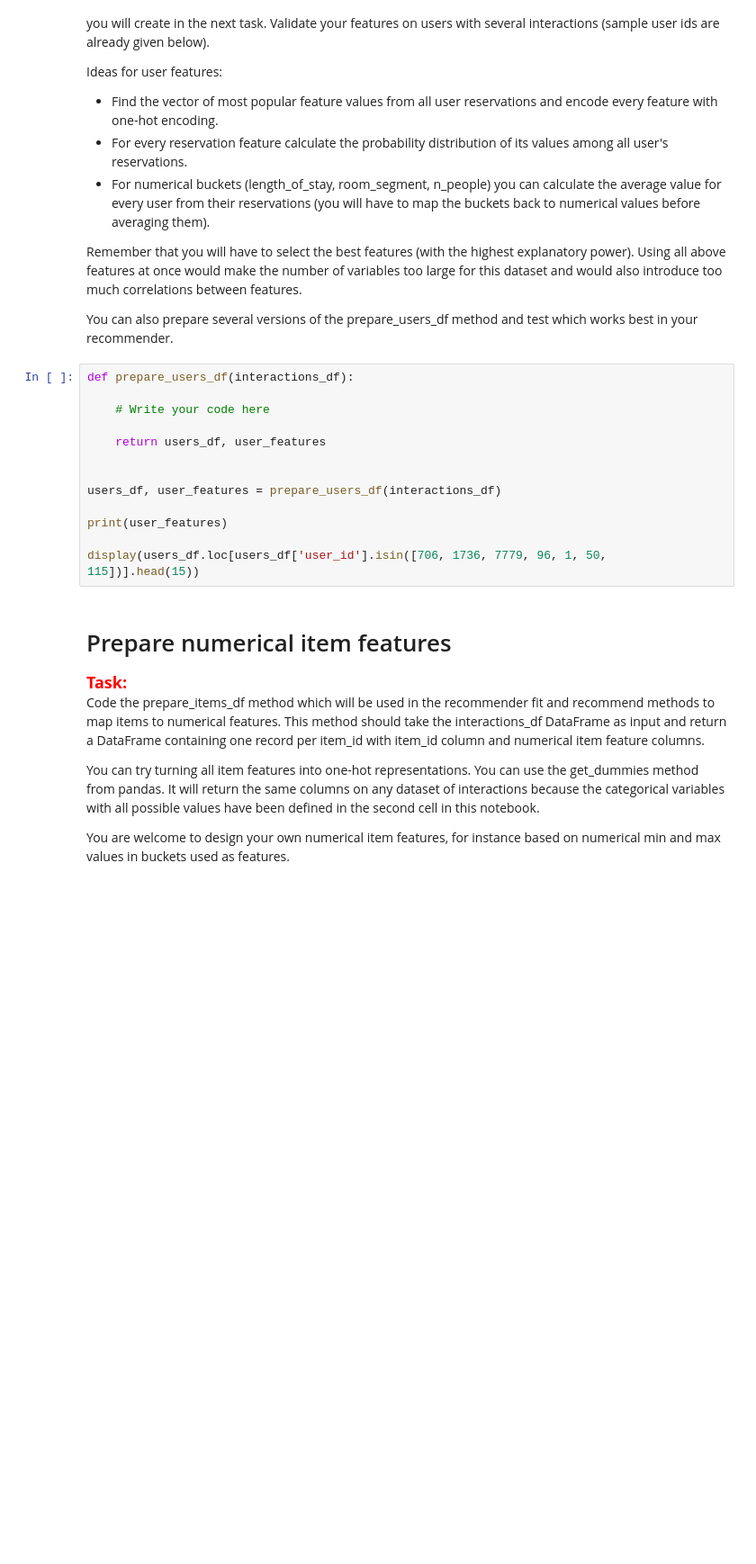
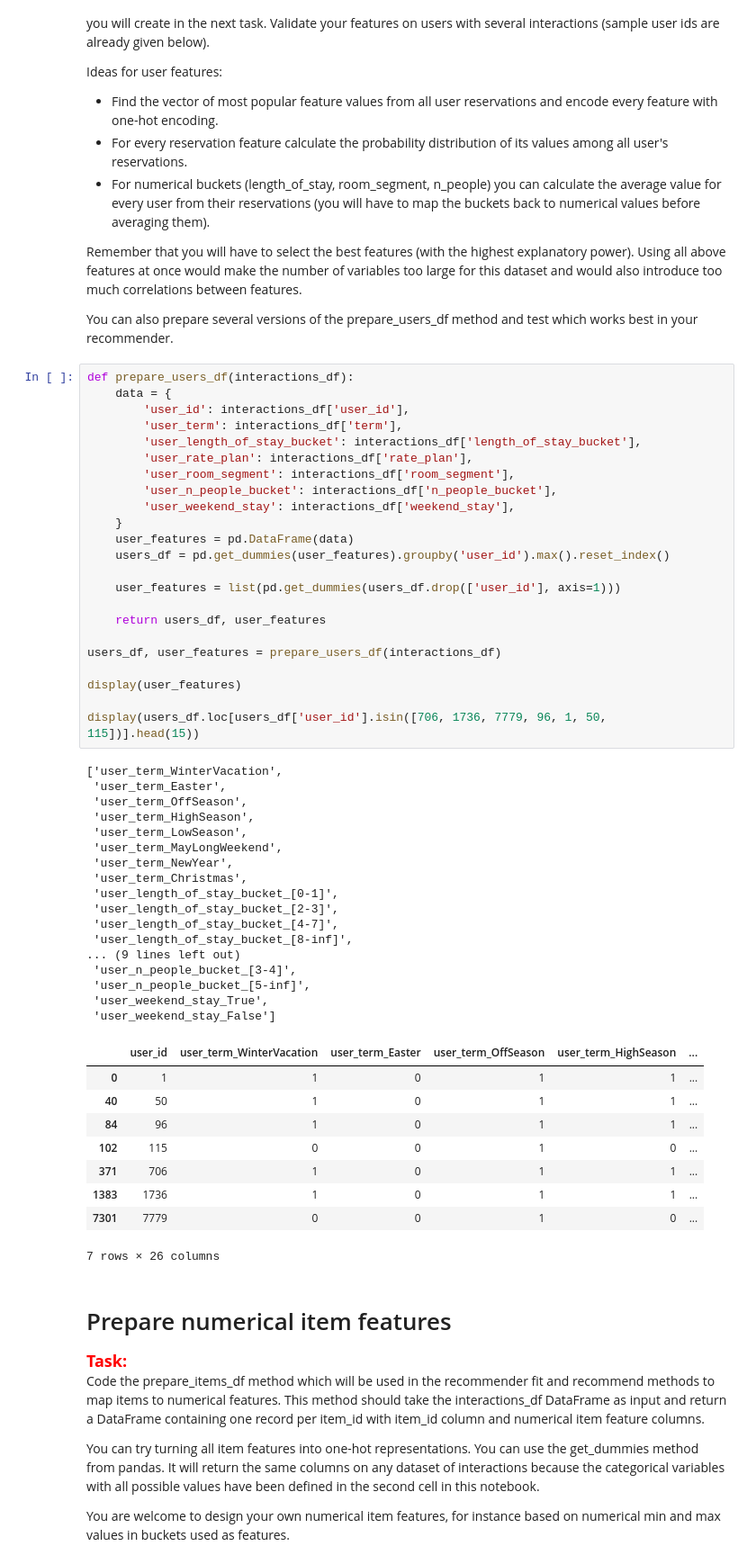
Before and after one commit to KrystynM/recommender, a Jupyter notebook: project_1_recommender_and_evaluation.ipynb, the cells around one changed output. Shown: that part at 90% size. Cells and saved outputs as stored; diff of their text form; blank space fills up the shorter version.

```diff
--- a/project_1_recommender_and_evaluation.ipynb
+++ b/project_1_recommender_and_evaluation.ipynb
@@ -70,17 +87,54 @@ Remember that you will have to select the best features (with the highest explan
 You can also prepare several versions of the prepare_users_df method and test which works best in your recommender.
 # %%
 def prepare_users_df(interactions_df):
+    data = {
+        'user_id': interactions_df['user_id'],
+        'user_term': interactions_df['term'],
+        'user_length_of_stay_bucket': interactions_df['length_of_stay_bucket'],
+        'user_rate_plan': interactions_df['rate_plan'],
+        'user_room_segment': interactions_df['room_segment'],
+        'user_n_people_bucket': interactions_df['n_people_bucket'],
+        'user_weekend_stay': interactions_df['weekend_stay'],
+    }
+    user_features = pd.DataFrame(data)
+    users_df = pd.get_dummies(user_features).groupby('user_id').max().reset_index()
 
-    # Write your code here
+    user_features = list(pd.get_dummies(users_df.drop(['user_id'], axis=1)))
 
     return users_df, user_features
 
-
 users_df, user_features = prepare_users_df(interactions_df)
 
-print(user_features)
+display(user_features)
 
 display(users_df.loc[users_df['user_id'].isin([706, 1736, 7779, 96, 1, 50, 115])].head(15))
+# %% [output]
+['user_term_WinterVacation',
+ 'user_term_Easter',
+ 'user_term_OffSeason',
+ 'user_term_HighSeason',
+ 'user_term_LowSeason',
+ 'user_term_MayLongWeekend',
+ 'user_term_NewYear',
+ 'user_term_Christmas',
+ 'user_length_of_stay_bucket_[0-1]',
+ 'user_length_of_stay_bucket_[2-3]',
+ 'user_length_of_stay_bucket_[4-7]',
+ 'user_length_of_stay_bucket_[8-inf]',
+... (9 lines left out)
+ 'user_n_people_bucket_[3-4]',
+ 'user_n_people_bucket_[5-inf]',
+ 'user_weekend_stay_True',
+ 'user_weekend_stay_False']
+|  | user_id | user_term_WinterVacation | user_term_Easter | user_term_OffSeason | user_term_HighSeason | ... |
+| 0 | 1 | 1 | 0 | 1 | 1 | ... |
+| 40 | 50 | 1 | 0 | 1 | 1 | ... |
+| 84 | 96 | 1 | 0 | 1 | 1 | ... |
+| 102 | 115 | 0 | 0 | 1 | 0 | ... |
+| 371 | 706 | 1 | 0 | 1 | 1 | ... |
+| 1383 | 1736 | 1 | 0 | 1 | 1 | ... |
+| 7301 | 7779 | 0 | 0 | 1 | 0 | ... |
+7 rows × 26 columns
 # %% [markdown]
 # Prepare numerical item features
 
```
Also changed, not shown: parts of 11 cells of this notebook, 9 other files.
